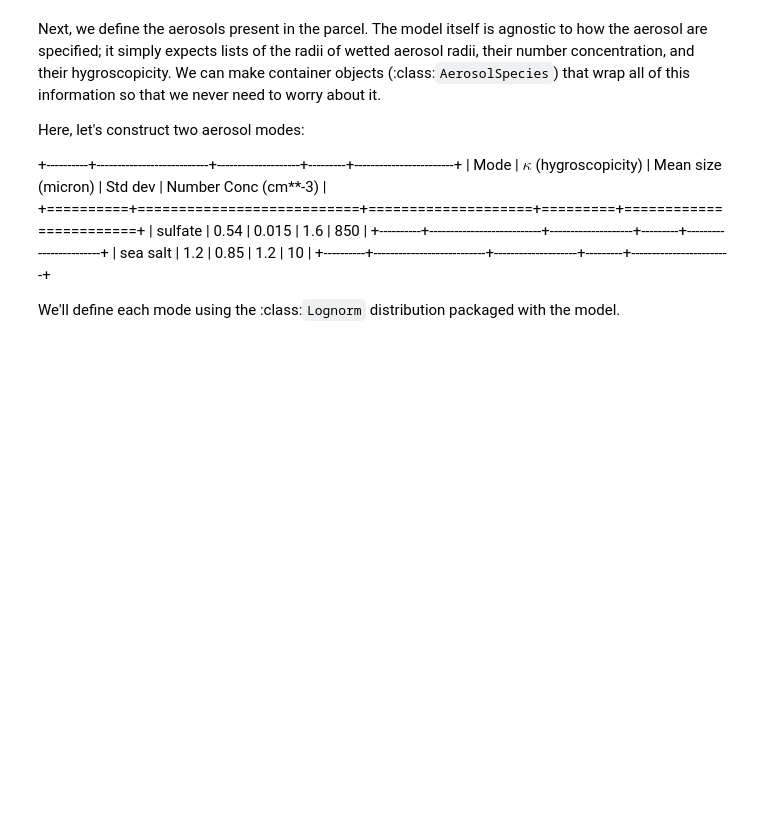
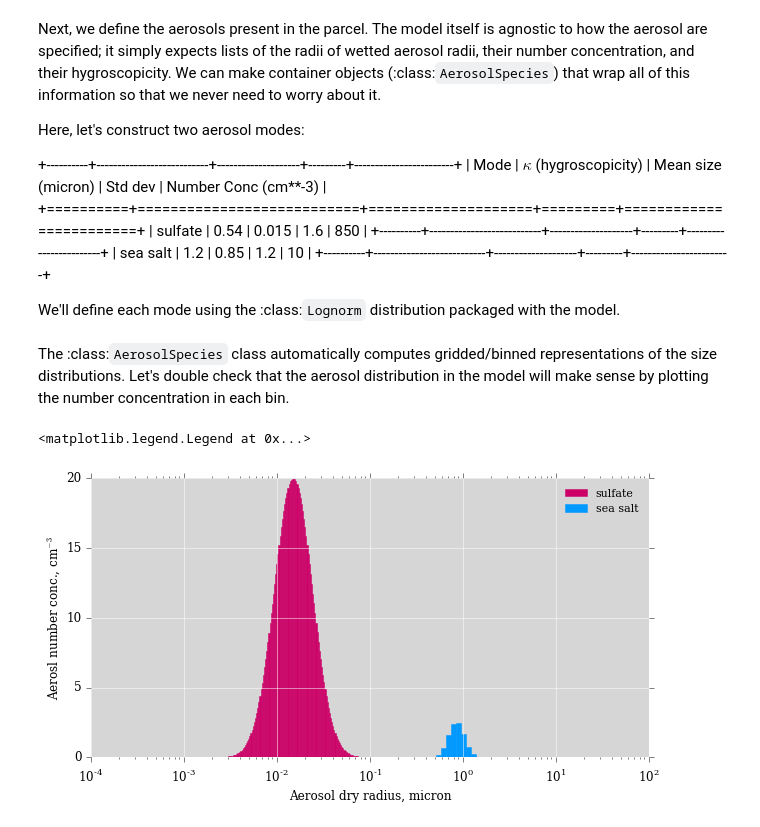
Before and after one commit to darothen/pyrcel, a Jupyter notebook: doc/examples/basic_run.ipynb, the cells around one changed output. Saved outputs shown, nothing was run; the diff lists cells and outputs as text; code cells hidden in the pictures; blank space fills up the shorter version.

Commit message:
Updated basic run example; refactored micro.py -> thermo.py

```diff
--- a/doc/examples/basic_run.ipynb
+++ b/doc/examples/basic_run.ipynb
@@ -31,9 +33,30 @@ Here, let's construct two aerosol modes:
 
 We'll define each mode using the :class:`Lognorm` distribution packaged with the model.
 # %%
-accum =  pm.AerosolSpecies('sulfate',
-                            pm.Lognorm(mu=0.015, sigma=1.6, N=850.),
-                            kappa=0.54, bins=200)
+sulfate =  pm.AerosolSpecies('sulfate',
+                             pm.Lognorm(mu=0.015, sigma=1.6, N=850.),
+                             kappa=0.54, bins=200)
 sea_salt = pm.AerosolSpecies('sea salt',
                              pm.Lognorm(mu=0.85, sigma=1.2, N=10.),
-                             kappa=1.2, bins=10)
+                             kappa=1.2, bins=40)
+# %% [markdown]
+The :class:`AerosolSpecies` class automatically computes gridded/binned representations of the size distributions. Let's double check that the aerosol distribution in the model will make sense by plotting the number concentration in each bin.
+# %%
+fig = plt.figure(figsize=(10,5))
+ax = fig.add_subplot(111)
+ax.grid(False, "minor")
+
+sul_c = "#CC0066"
+ax.bar(sulfate.rs[:-1], sulfate.Nis*1e-6, np.diff(sulfate.rs),
+        color=sul_c, label="sulfate", edgecolor="#CC0066")
+sea_c = "#0099FF"
+ax.bar(sea_salt.rs[:-1], sea_salt.Nis*1e-6, np.diff(sea_salt.rs),
+        color=sea_c, label="sea salt", edgecolor="#0099FF")
+ax.semilogx()
+
+ax.set_xlabel("Aerosol dry radius, micron")
+ax.set_ylabel("Aerosl number conc., cm$^{-3}$")
+ax.legend(loc='upper right')
+# %% [output]
+<matplotlib.legend.Legend at 0x...>
+[figure, added]
```
Also changed, not shown: parts of 8 cells of this notebook, 19 other files.
